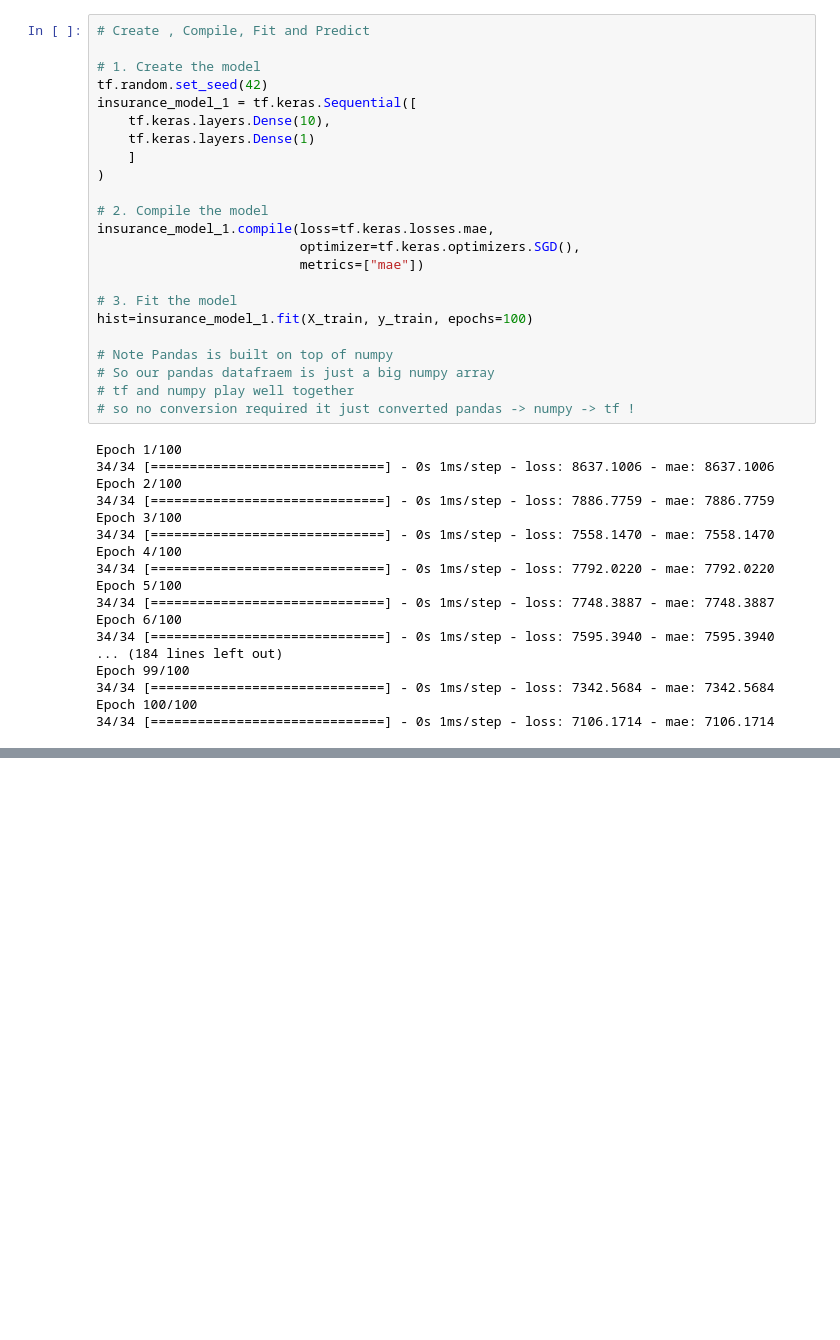
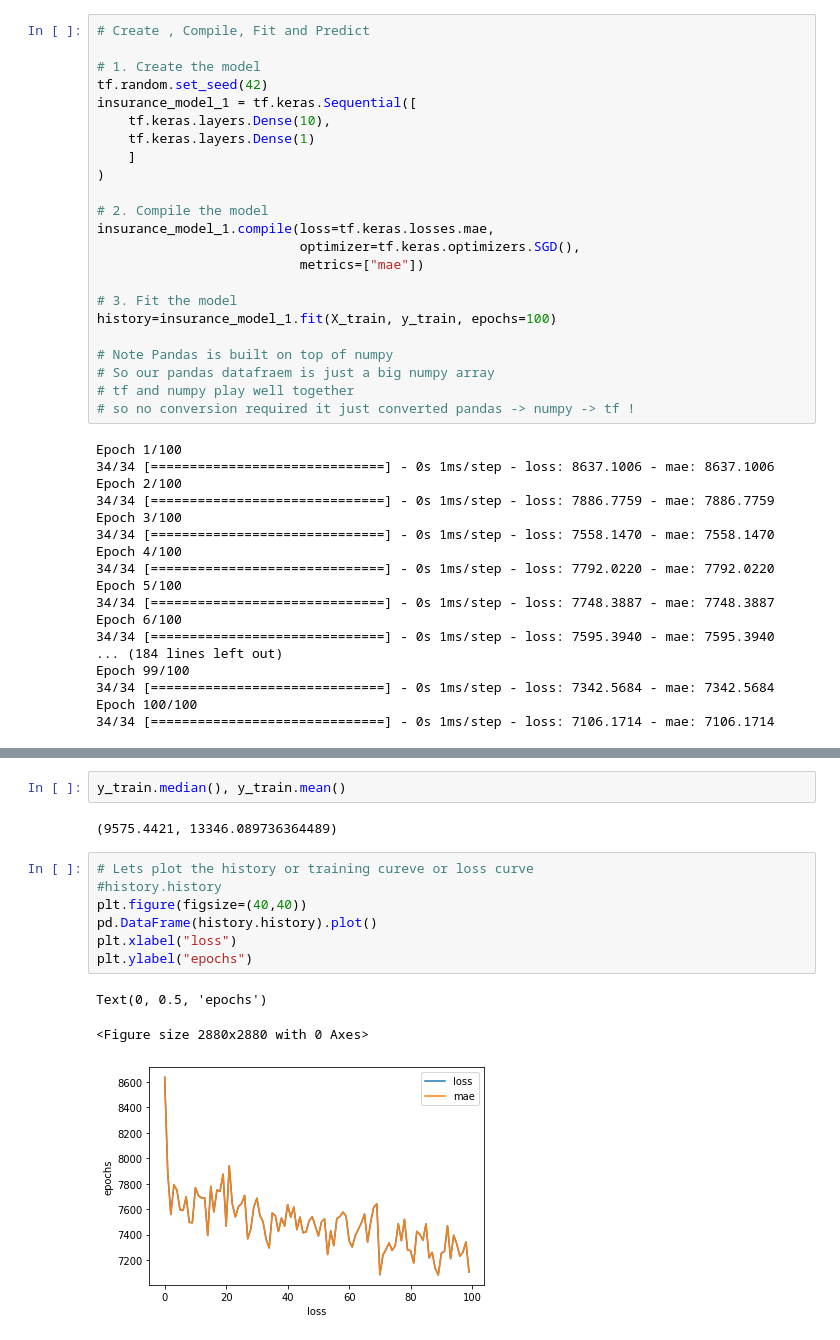
Before and after one commit to kevinsen-git/TF_Basics, a Jupyter notebook: 03_Modelling_Medical_Cost_data.ipynb, the cells around one changed output, grey strips where cells are left out. Saved outputs shown, nothing was run; the diff lists cells and outputs as text; blank space fills up the shorter version.

```diff
--- a/03_Modelling_Medical_Cost_data.ipynb
+++ b/03_Modelling_Medical_Cost_data.ipynb
@@ -158,7 +158,7 @@ insurance_model_1.compile(loss=tf.keras.losses.mae,
                           metrics=["mae"])
 
 # 3. Fit the model
-hist=insurance_model_1.fit(X_train, y_train, epochs=100)
+history=insurance_model_1.fit(X_train, y_train, epochs=100)
 
 # Note Pandas is built on top of numpy
 # So our pandas datafraem is just a big numpy array
@@ -188,0 +191,15 @@ hist
+# %%
+y_train.median(), y_train.mean()
+# %% [output]
+(9575.4421, 13346.089736364489)
+# %%
+# Lets plot the history or training cureve or loss curve
+#history.history
+plt.figure(figsize=(40,40))
+pd.DataFrame(history.history).plot()
+plt.xlabel("loss")
+plt.ylabel("epochs")
+# %% [output]
+Text(0, 0.5, 'epochs')
+<Figure size 2880x2880 with 0 Axes>
+[figure, added]
```
Also changed, not shown: parts of 2 cells of this notebook.
